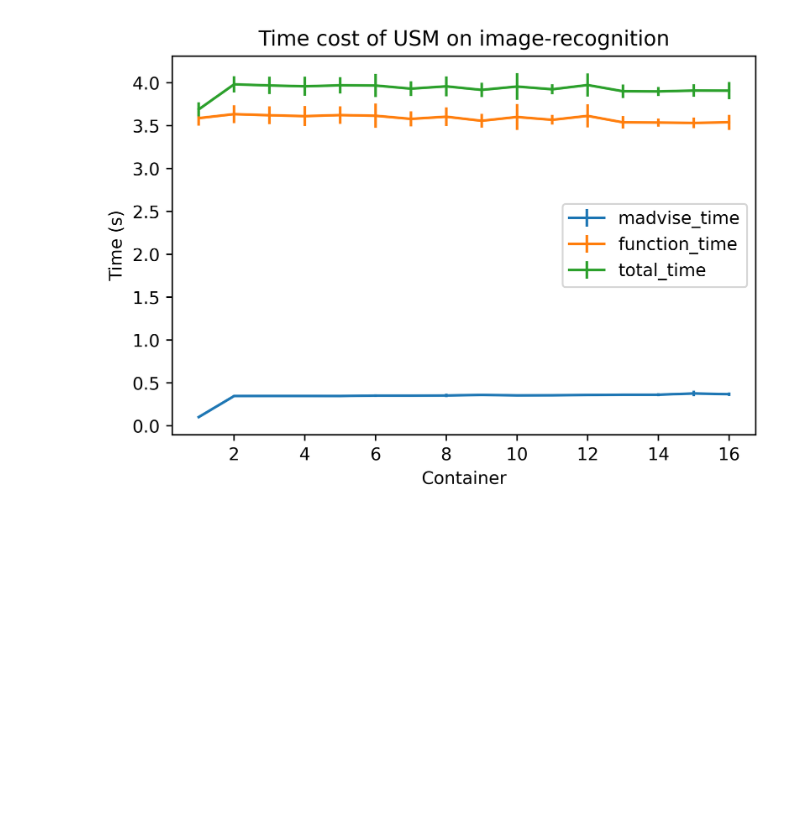
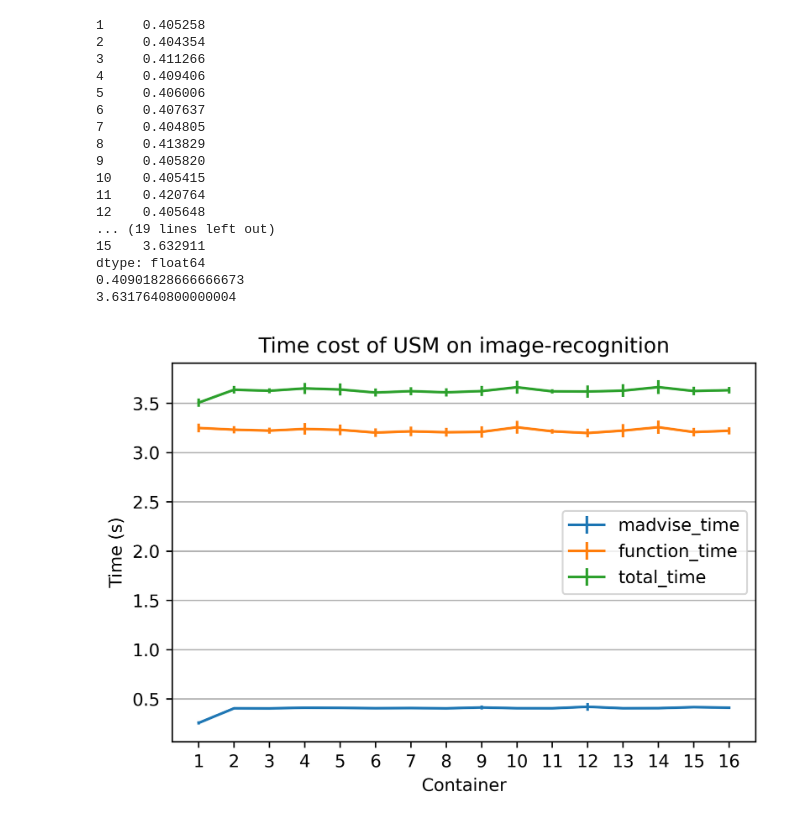
Before and after one commit to spcl/UPM-artifact-data, a Jupyter notebook: utils/plot_function_time.ipynb, the cells around one changed output. Drawn from its saved outputs; the diff is of its cells as text; code cells hidden in the pictures; blank space fills up the shorter version.

```diff
--- a/utils/plot_function_time.ipynb
+++ b/utils/plot_function_time.ipynb
@@ -9,9 +9,11 @@ import numpy as np
 
 
 # machine = sys.argv[1]  # 0 is the current script name
-machine = r"einstein_vm"
 
 usm_data_dir = r"C:\Users\facel\usm_plot_data_needed"
+machine = r"einstein_vm"
+benchmark = "411.image-recognition"
+
 
 # the ith element means the avg and error of the ith container
 madvise_time_avg = []
@@ -30,10 +32,9 @@ total_time_array = [[0.0 for x in range(c)] for y in range(t)]
 
 for i in range(1, 11):
     times_dir = "times" + str(i)
-
     for j in range(1, 17):
         container_file = "container" + str(j) + ".json"
-        f = open(os.path.join(usm_data_dir, machine, "time_cost", "image-recognition", times_dir, container_file))
+        f = open(os.path.join(usm_data_dir, machine, "time_cost", benchmark, times_dir, container_file))
         json_data = json.load(f)
         madvise_time = json_data["result"]["output"]["measurement"]["madvise_time"]
         total_time = json_data["result"]["output"]["measurement"]["handler_time"]
@@ -46,33 +47,57 @@ for i in range(1, 11):
 # print(madvise_time_array[1])
 for j in range(1, 17):
     madvise_time_avg.append(np.mean(madvise_time_array[j-1]))
     madvise_time_err.append(np.std(madvise_time_array[j-1]))
     function_time_avg.append(np.mean(function_time_array[j-1]))
     function_time_err.append(np.std(function_time_array[j-1]))
     total_time_avg.append(np.mean(total_time_array[j-1]))
     total_time_err.append(np.std(total_time_array[j-1]))
 
 
 madvise_time_avg = pd.Series(madvise_time_avg) / 1000000
 madvise_time_err = pd.Series(madvise_time_err) / 1000000
 function_time_avg = pd.Series(function_time_avg) / 1000000
 function_time_err = pd.Series(function_time_err) / 1000000
 total_time_avg = pd.Series(total_time_avg) / 1000000
 total_time_err = pd.Series(total_time_err) / 1000000
 
 plt.errorbar(x, madvise_time_avg, madvise_time_err, label='madvise_time')
 plt.errorbar(x, function_time_avg, function_time_err, label='function_time')
 plt.errorbar(x, total_time_avg, total_time_err, label='total_time')
 
-# plt.rcParams['figure.dpi'] = 500
+print(madvise_time_avg[1:])
+print(total_time_avg)
 
+print(np.mean(madvise_time_avg[1:]))
+print(np.mean(total_time_avg[1:]))
+
+plt.grid(axis='y')
 plt.title("Time cost of USM on image-recognition")
 plt.xlabel('Container')
 plt.ylabel('Time (s)')
+plt.xticks(x)
 # plt.ylim(ymin=0)
 plt.legend()
-plt.savefig(os.path.join(usm_data_dir, machine, "pictures", 'function_time.jpg'))
+plt.rcParams['figure.dpi'] = 500
+# plt.savefig(os.path.join(usm_data_dir, machine, "pictures", 'function_time.jpg'))
 
 #plt.show()
 # %% [output]
+1     0.405258
+2     0.404354
+3     0.411266
+4     0.409406
+5     0.406006
+6     0.407637
+7     0.404805
+8     0.413829
+9     0.405820
+10    0.405415
+11    0.420764
+12    0.405648
+... (19 lines left out)
+15    3.632911
+dtype: float64
+0.40901828666666673
+3.6317640800000004
-[figure, old version]
+[figure, new version]
```
Also changed, not shown: parts of 2 cells of this notebook, 5 other files.
